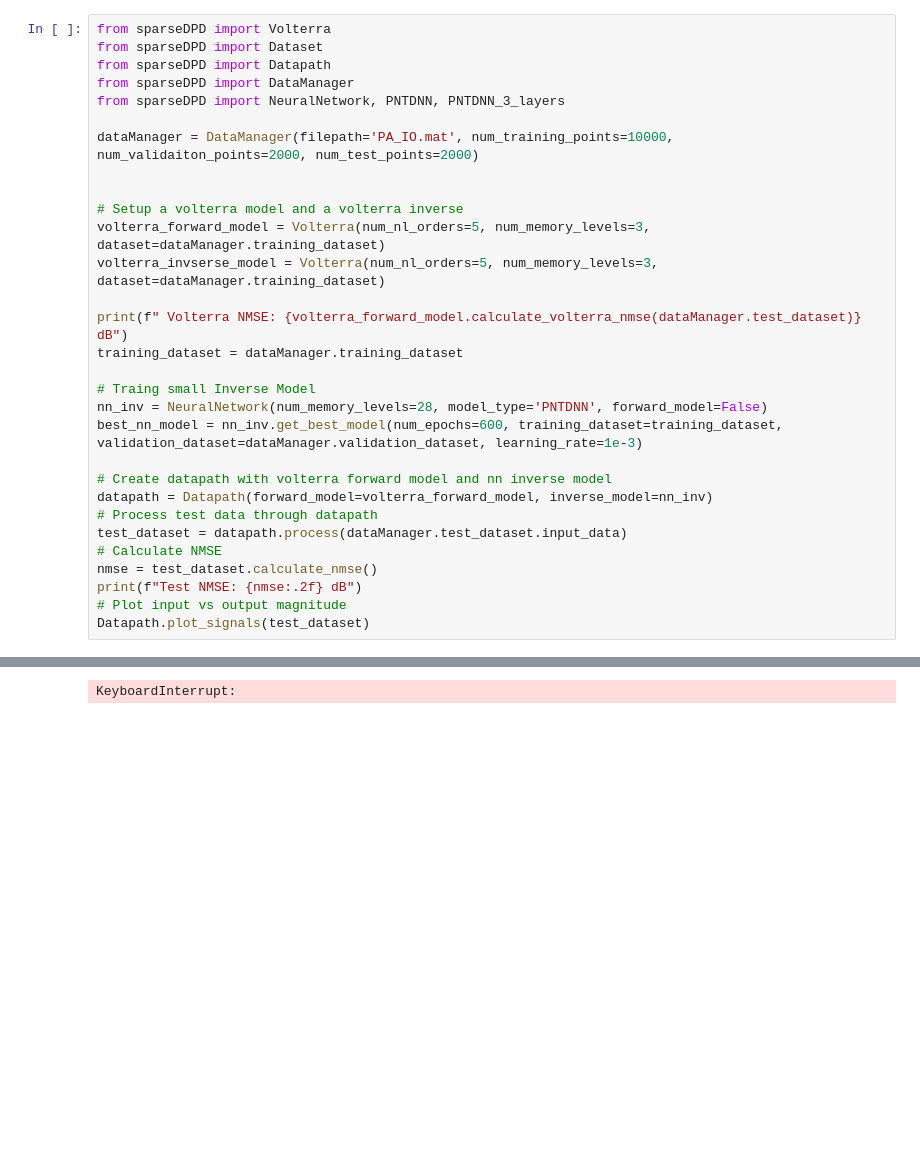
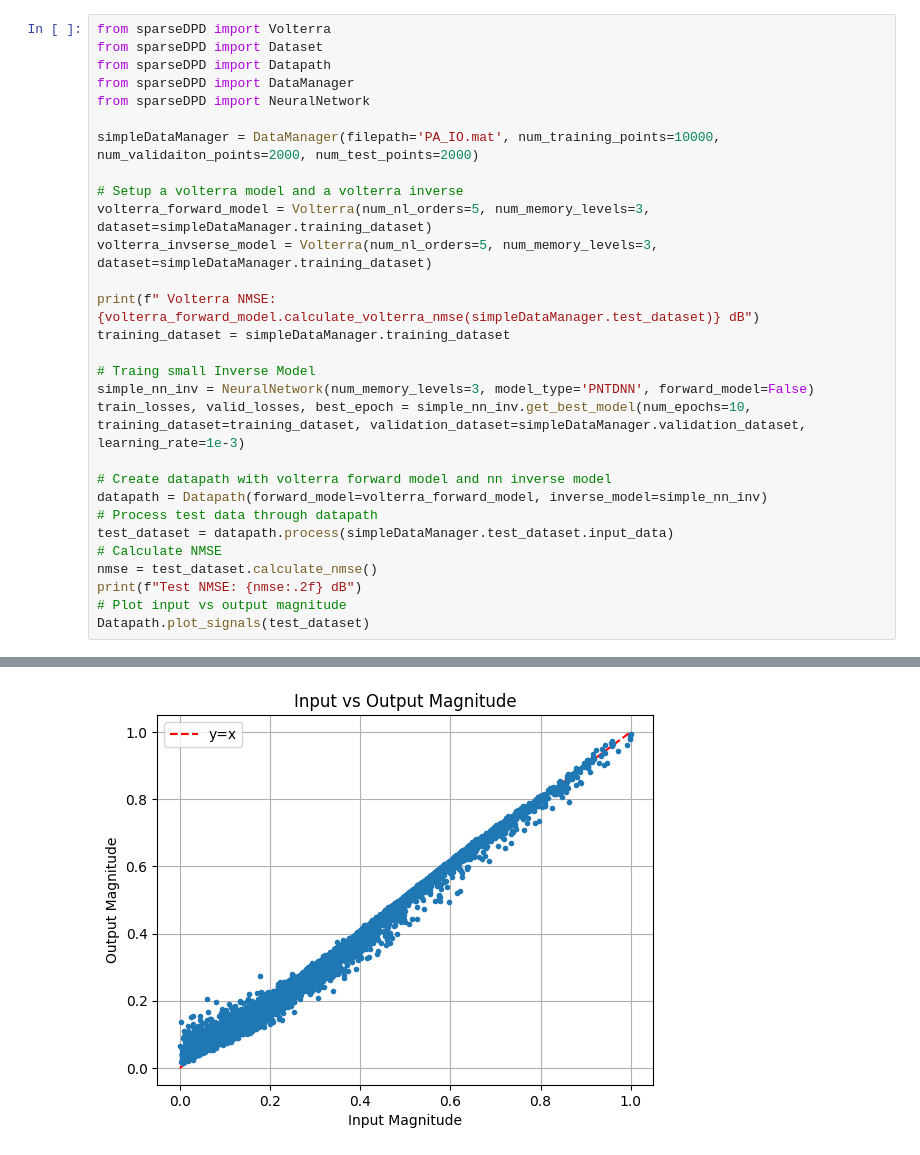
Before and after one commit to aquigney/sparseDPD, a Jupyter notebook: refactored_notebook.ipynb, the cells around one changed output, grey strips where cells are left out. Saved outputs shown, nothing was run; the diff lists cells and outputs as text; blank space fills up the shorter version.

```diff
--- a/refactored_notebook.ipynb
+++ b/refactored_notebook.ipynb
@@ -3,26 +3,25 @@ from sparseDPD import Volterra
 from sparseDPD import Dataset
 from sparseDPD import Datapath
 from sparseDPD import DataManager
-from sparseDPD import NeuralNetwork, PNTDNN, PNTDNN_3_layers
+from sparseDPD import NeuralNetwork
 
-dataManager = DataManager(filepath='PA_IO.mat', num_training_points=10000, num_validaiton_points=2000, num_test_points=2000)
-
+simpleDataManager = DataManager(filepath='PA_IO.mat', num_training_points=10000, num_validaiton_points=2000, num_test_points=2000)
 
 # Setup a volterra model and a volterra inverse
-volterra_forward_model = Volterra(num_nl_orders=5, num_memory_levels=3, dataset=dataManager.training_dataset)
-volterra_invserse_model = Volterra(num_nl_orders=5, num_memory_levels=3, dataset=dataManager.training_dataset)
+volterra_forward_model = Volterra(num_nl_orders=5, num_memory_levels=3, dataset=simpleDataManager.training_dataset)
+volterra_invserse_model = Volterra(num_nl_orders=5, num_memory_levels=3, dataset=simpleDataManager.training_dataset)
 
-print(f" Volterra NMSE: {volterra_forward_model.calculate_volterra_nmse(dataManager.test_dataset)} dB")
-training_dataset = dataManager.training_dataset
+print(f" Volterra NMSE: {volterra_forward_model.calculate_volterra_nmse(simpleDataManager.test_dataset)} dB")
+training_dataset = simpleDataManager.training_dataset
 
 # Traing small Inverse Model
-nn_inv = NeuralNetwork(num_memory_levels=28, model_type='PNTDNN', forward_model=False)
-best_nn_model = nn_inv.get_best_model(num_epochs=600, training_dataset=training_dataset, validation_dataset=dataManager.validation_dataset, learning_rate=1e-3)
+simple_nn_inv = NeuralNetwork(num_memory_levels=3, model_type='PNTDNN', forward_model=False)
+train_losses, valid_losses, best_epoch = simple_nn_inv.get_best_model(num_epochs=10, training_dataset=training_dataset, validation_dataset=simpleDataManager.validation_dataset, learning_rate=1e-3)
 
 # Create datapath with volterra forward model and nn inverse model
-datapath = Datapath(forward_model=volterra_forward_model, inverse_model=nn_inv)
+datapath = Datapath(forward_model=volterra_forward_model, inverse_model=simple_nn_inv)
 # Process test data through datapath
-test_dataset = datapath.process(dataManager.test_dataset.input_data)
+test_dataset = datapath.process(simpleDataManager.test_dataset.input_data)
 # Calculate NMSE
 nmse = test_dataset.calculate_nmse()
 print(f"Test NMSE: {nmse:.2f} dB")
@@ -50 +37 @@ Epoch 160/600  Loss=1.0245e-01  Valid Loss=2.0121e-02  LR=2.50e-04
-KeyboardInterrupt:
+[figure, added]
```
Also changed, not shown: parts of 2 cells of this notebook, 1 other file.
